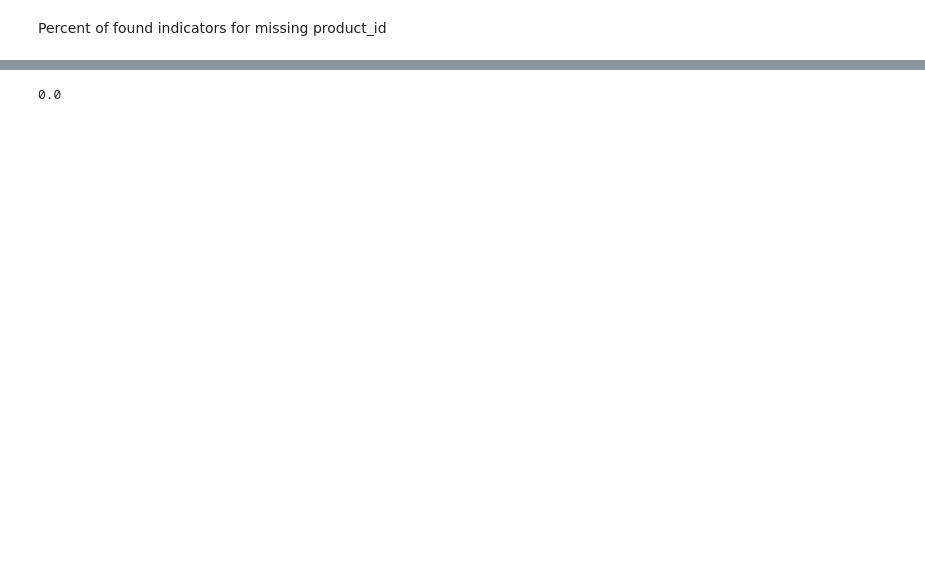
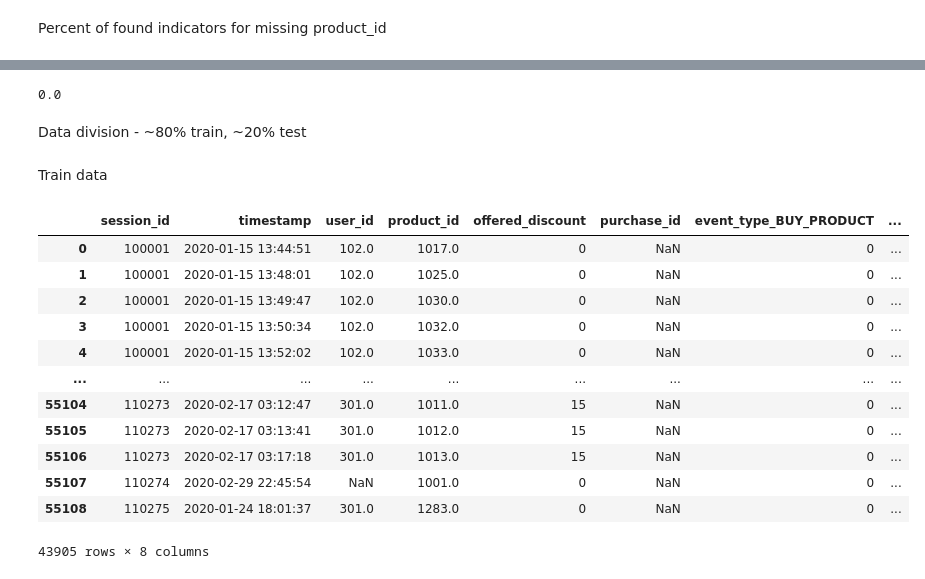
Before and after one commit to mrozans/Customer_Classifier, a Jupyter notebook: src/Report.ipynb, the cells around one changed output, grey strips where cells are left out. Cells and saved outputs as stored; diff of their text form; code cells hidden in the pictures; blank space fills up the shorter version.

```diff
--- a/src/Report.ipynb
+++ b/src/Report.ipynb
@@ -281,4 +204,27 @@ Percent of found indicators for missing product_id
-# %%
-correct2/tested
-# %% [output]
-0.0
+# %%
+correct2/tested2
+# %% [output]
+0.0
+# %% [markdown]
+Data division - ~80% train, ~20% test
+# %%
+test = sessions_df.loc[sessions_df['timestamp'] > '2020-3-12']
+train = sessions_df.loc[sessions_df['timestamp'] <= '2020-3-12']
+# %% [markdown]
+Train data
+# %%
+train
+# %% [output]
+|  | session_id | timestamp | user_id | product_id | offered_discount | purchase_id | event_type_BUY_PRODUCT | ... |
+| 0 | 100001 | 2020-01-15 13:44:51 | 102.0 | 1017.0 | 0 | NaN | 0 | ... |
+| 1 | 100001 | 2020-01-15 13:48:01 | 102.0 | 1025.0 | 0 | NaN | 0 | ... |
+| 2 | 100001 | 2020-01-15 13:49:47 | 102.0 | 1030.0 | 0 | NaN | 0 | ... |
+| 3 | 100001 | 2020-01-15 13:50:34 | 102.0 | 1032.0 | 0 | NaN | 0 | ... |
+| 4 | 100001 | 2020-01-15 13:52:02 | 102.0 | 1033.0 | 0 | NaN | 0 | ... |
+| ... | ... | ... | ... | ... | ... | ... | ... | ... |
+| 55104 | 110273 | 2020-02-17 03:12:47 | 301.0 | 1011.0 | 15 | NaN | 0 | ... |
+| 55105 | 110273 | 2020-02-17 03:13:41 | 301.0 | 1012.0 | 15 | NaN | 0 | ... |
+| 55106 | 110273 | 2020-02-17 03:17:18 | 301.0 | 1013.0 | 15 | NaN | 0 | ... |
+| 55107 | 110274 | 2020-02-29 22:45:54 | NaN | 1001.0 | 0 | NaN | 0 | ... |
+| 55108 | 110275 | 2020-01-24 18:01:37 | 301.0 | 1283.0 | 0 | NaN | 0 | ... |
+43905 rows × 8 columns
```
Also changed, not shown: parts of 56 cells of this notebook, 5 other files.
